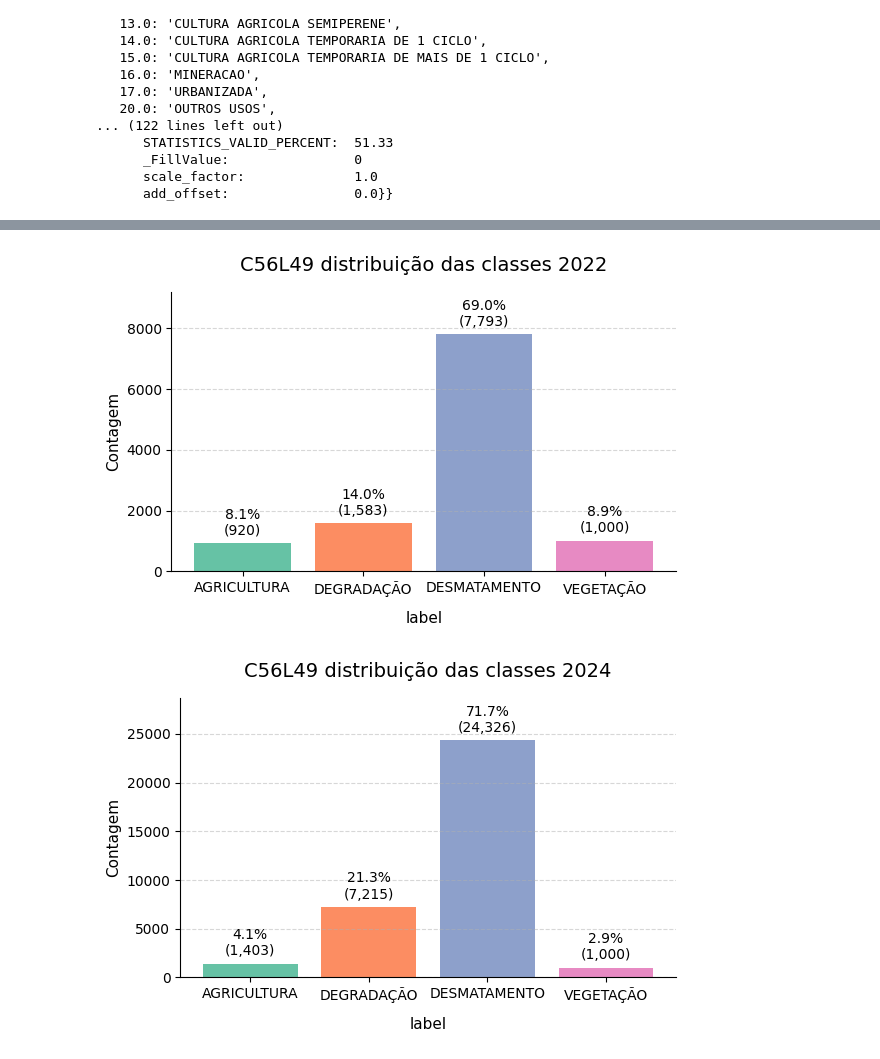
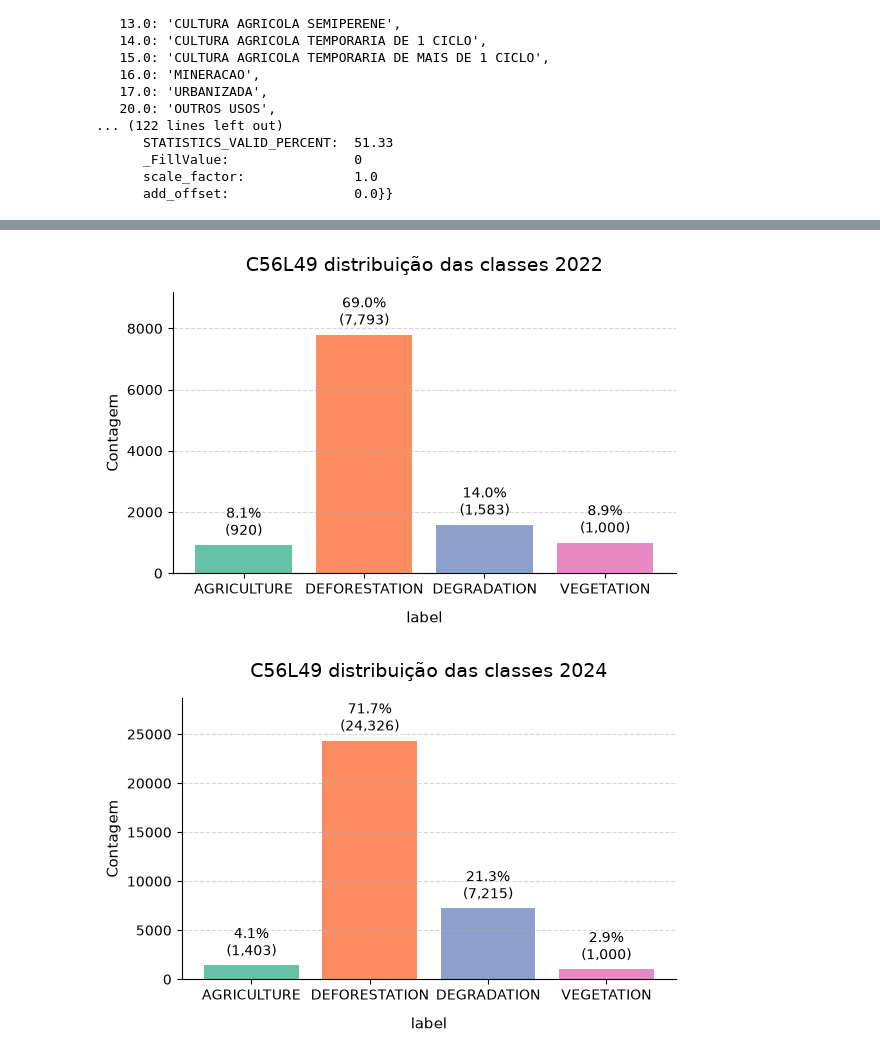
Before and after one commit to AbnerErnaniADSFatec/analise-disturbios-gfm, a Jupyter notebook: 1_preprocessing-samples.ipynb, the cells around one changed output, grey strips where cells are left out. Drawn from its saved outputs; the diff is of its cells as text; code cells hidden in the pictures.

```diff
--- a/1_preprocessing-samples.ipynb
+++ b/1_preprocessing-samples.ipynb
@@ -69,7 +69,7 @@ amazonia_terraclass_mask = {
     1.0: 'VEGETACAO NATURAL FLORESTAL PRIMARIA',
 }
 amazonia_terraclass_label_mask = {
-    'VEGETACAO NATURAL FLORESTAL PRIMARIA': "VEGETAÇÃO"
+    'VEGETACAO NATURAL FLORESTAL PRIMARIA': "VEGETATION"
 }
 veg_n_samples = 5000
 
@@ -77,9 +77,9 @@ class_column = "class_multisource"
 date_column = "date_multisource"
 
 label_mask = {
-    "deforestation": "DESMATAMENTO",
-    "degradation": "DEGRADAÇÃO",
-    "agriculture": "AGRICULTURA"
+    "deforestation": "DEFORESTATION",
+    "degradation": "DEGRADATION",
+    "agriculture": "AGRICULTURE"
 }
 n_points_per_deter = 1
 
@@ -151,7 +167,7 @@ amazonia_terraclass_mask = {
     1.0: 'VEGETACAO NATURAL FLORESTAL PRIMARIA',
 }
 amazonia_terraclass_label_mask = {
-    'VEGETACAO NATURAL FLORESTAL PRIMARIA': "VEGETAÇÃO"
+    'VEGETACAO NATURAL FLORESTAL PRIMARIA': "VEGETATION"
 }
 veg_n_samples = 1000
 
@@ -159,11 +175,11 @@ class_column = "class_multisource"
 date_column = "date_multisource"
 
 label_mask = {
-    "deforestation": "DESMATAMENTO",
-    "degradation": "DEGRADAÇÃO",
-    "agriculture": "AGRICULTURA"
+    "deforestation": "DEFORESTATION",
+    "degradation": "DEGRADATION",
+    "agriculture": "AGRICULTURE"
 }
-label_mask_cs = "CORTE SELETIVO"
+label_mask_cs = "SELECTIVE LOGGING"
 n_points_per_deter = 1
 
 for year in years_:
@@ -255,7 +271,7 @@ amazonia_terraclass_mask = {
     1.0: 'VEGETACAO NATURAL FLORESTAL PRIMARIA',
 }
 amazonia_terraclass_label_mask = {
-    'VEGETACAO NATURAL FLORESTAL PRIMARIA': "VEGETAÇÃO"
+    'VEGETACAO NATURAL FLORESTAL PRIMARIA': "VEGETATION"
 }
 veg_n_samples = 1000
 
@@ -263,11 +279,11 @@ class_column = "class_multisource"
 date_column = "date_multisource"
 
 label_mask = {
-    "Deter_Def_CrV": "CORTE RASO",
-    "Deter_Def_CrS": "CORTE RASO",
-    "Deter_Deg_CsD": "CORTE SELETIVO",
-    "Deter_Deg_Cs": "CORTE SELETIVO",
-    "Deter_Deg_CsG": "CORTE SELETIVO",
+    "Deter_Def_CrV": "CLEAR CUT",
+    "Deter_Def_CrS": "CLEAR CUT",
+    "Deter_Deg_CsD": "SELECTIVE LOGGING",
+    "Deter_Deg_Cs": "SELECTIVE LOGGING",
+    "Deter_Deg_CsG": "SELECTIVE LOGGING",
 }
 n_points_per_deter = 1
 
@@ -339,7 +355,7 @@ amazonia_terraclass_mask = {
     1.0: 'VEGETACAO NATURAL FLORESTAL PRIMARIA',
 }
 amazonia_terraclass_label_mask = {
-    'VEGETACAO NATURAL FLORESTAL PRIMARIA': "VEGETAÇÃO"
+    'VEGETACAO NATURAL FLORESTAL PRIMARIA': "VEGETATION"
 }
 veg_n_samples = 1000
 
@@ -347,9 +363,9 @@ class_column = "class_multisource"
 date_column = "date_multisource"
 
 label_mask = {
-    "deforestation": "DESMATAMENTO",
-    "degradation": "DEGRADAÇÃO",
-    "agriculture": "AGRICULTURA"
+    "deforestation": "DEFORESTATION",
+    "degradation": "DEGRADATION",
+    "agriculture": "AGRICULTURE"
 }
 n_points_per_deter = 1
 
@@ -385,32 +401,32 @@ for year in years_:
         samples["label"] = samples[class_column]
         samples["tile"] = tile_id
         samples["year"] = year
         samples = samples[["year", "label", "tile", "geometry"]]
 
         samples.to_csv(f"{samples_path}/samples_{tile_id}_{year}.csv", index=False)
 
         samples_points = sample_points_in_polygons(
             samples, n_points_per_polygon=1, top_n=1,
             class_column="label", negative_buffer=5
         )
 
         samples_points["tile"] = tile_id
         samples_points["year"] = year
         samples_points = samples_points[["year", "label", "tile", "geometry"]]
 
         samples_veg = extract_samples_from_tiff(amazonia_class[year]["raster"], amazonia_terraclass_mask, year, veg_n_samples, tile)
         samples_veg = samples_veg.to_crs(samples.crs)
 
         class_column = "label"
         labels = list(set(samples_veg[class_column]))
         for label in labels:
             samples_veg.loc[samples_veg[class_column] == label, class_column] = amazonia_terraclass_label_mask[label]
 
         samples_veg = samples_veg.to_crs(samples.crs)
         samples_points = pd.concat([samples_points, samples_veg], ignore_index=True)
         samples_points.to_csv(f"{samples_path}/samples_{tile_id}_{year}_points.csv", index=False)
 
         plot_balance_bar(samples_points, "label", f"{tile_id} distribuição das classes {year}", figsize = (6, 4))
 # %% [output]
-[figure, old version]
+[figure, new version]
-[figure, old version]
+[figure, new version]
```
Also changed, not shown: parts of 6 cells of this notebook, 24 other files.
